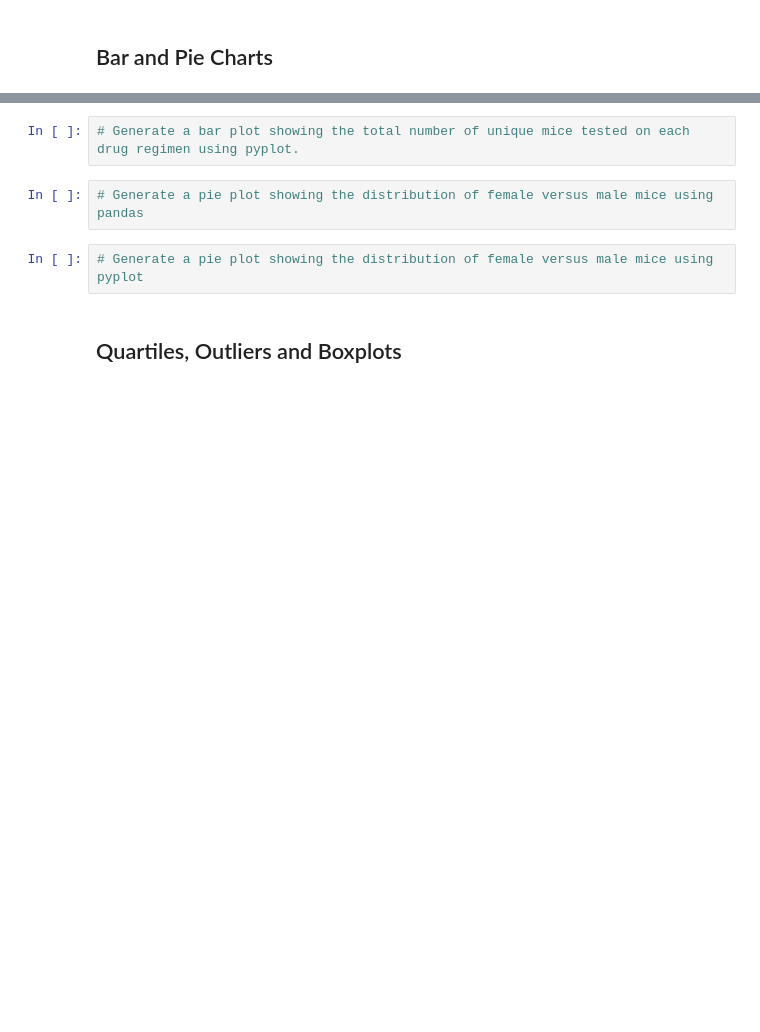
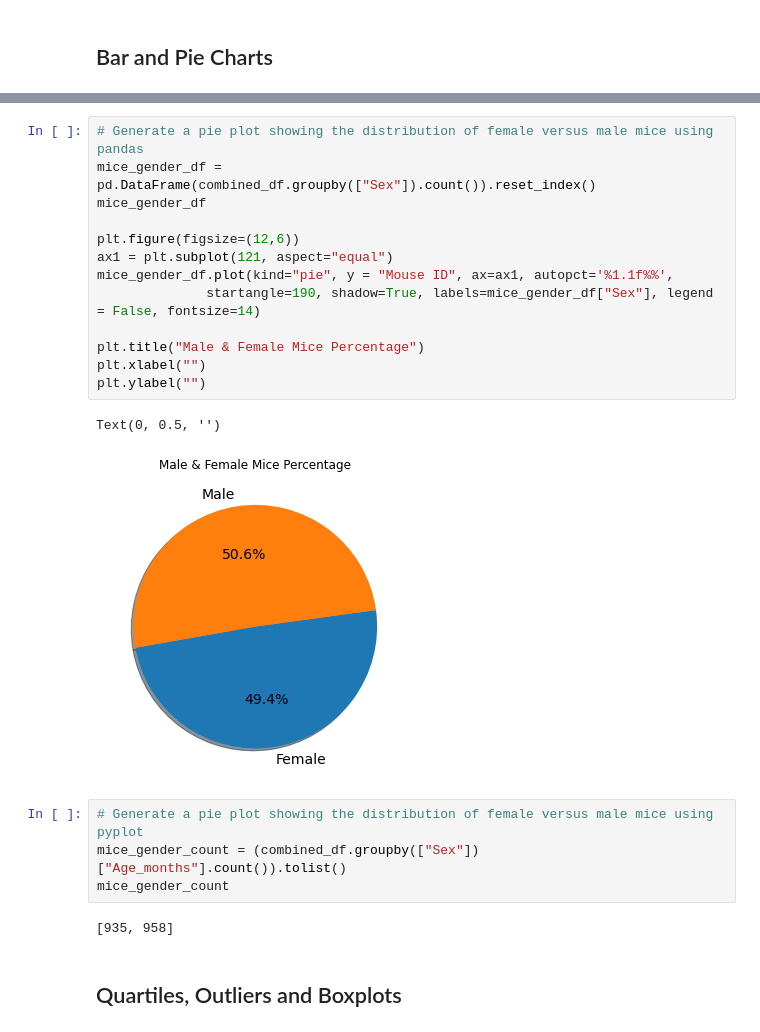
Before and after one commit to nehuffman13/matplotlib_challenge, a Jupyter notebook: 05-Matplotlib/Instructions/Pymaceuticals/pymaceuticals_starter.ipynb, the cells around one changed output, grey strips where cells are left out. Drawn from its saved outputs; the diff is of its cells as text; blank space fills up the shorter version.

```diff
--- a/05-Matplotlib/Instructions/Pymaceuticals/pymaceuticals_starter.ipynb
+++ b/05-Matplotlib/Instructions/Pymaceuticals/pymaceuticals_starter.ipynb
@@ -129,9 +151,25 @@ summary_stat_df
+# %%
+# Generate a pie plot showing the distribution of female versus male mice using pandas
+mice_gender_df = pd.DataFrame(combined_df.groupby(["Sex"]).count()).reset_index()
+mice_gender_df
+
+plt.figure(figsize=(12,6))
+ax1 = plt.subplot(121, aspect="equal")
+mice_gender_df.plot(kind="pie", y = "Mouse ID", ax=ax1, autopct='%1.1f%%',
+              startangle=190, shadow=True, labels=mice_gender_df["Sex"], legend = False, fontsize=14)
+
+plt.title("Male & Female Mice Percentage")
+plt.xlabel("")
+plt.ylabel("")
+# %% [output]
+Text(0, 0.5, '')
+[figure, added]
 # %%
-# Generate a bar plot showing the total number of unique mice tested on each drug regimen using pyplot.
+# Generate a pie plot showing the distribution of female versus male mice using pyplot
+mice_gender_count = (combined_df.groupby(["Sex"])["Age_months"].count()).tolist()
+mice_gender_count
+# %% [output]
+[935, 958]
-# %%
-# Generate a pie plot showing the distribution of female versus male mice using pandas
-# %%
-# Generate a pie plot showing the distribution of female versus male mice using pyplot
 # %% [markdown]
 ## Quartiles, Outliers and Boxplots
 # %%
```
Also changed, not shown: parts of 19 cells of this notebook, 5 other files.
